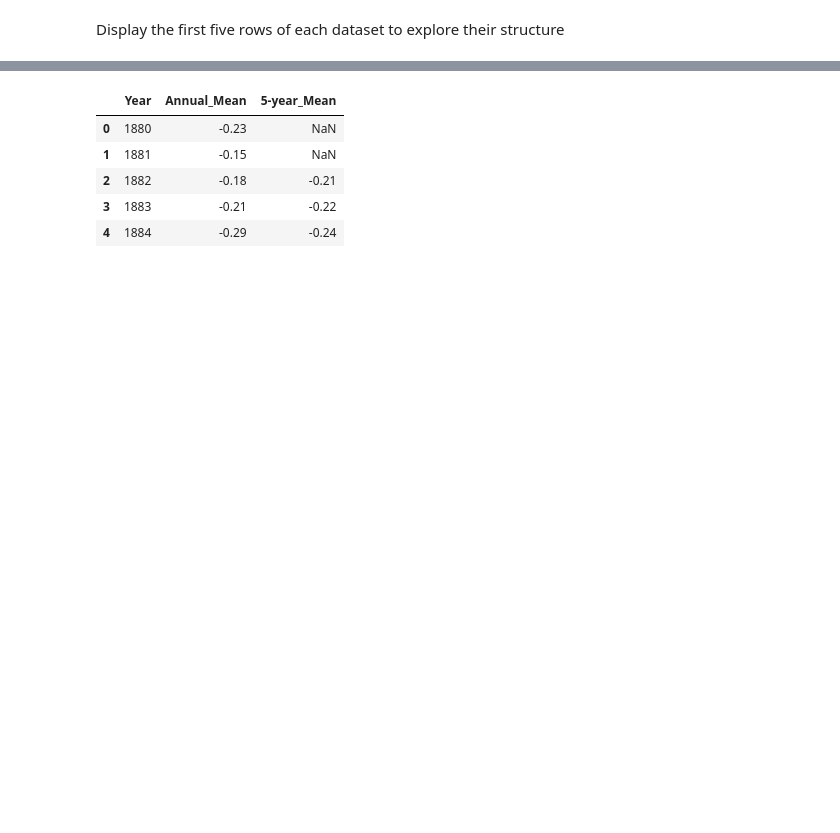
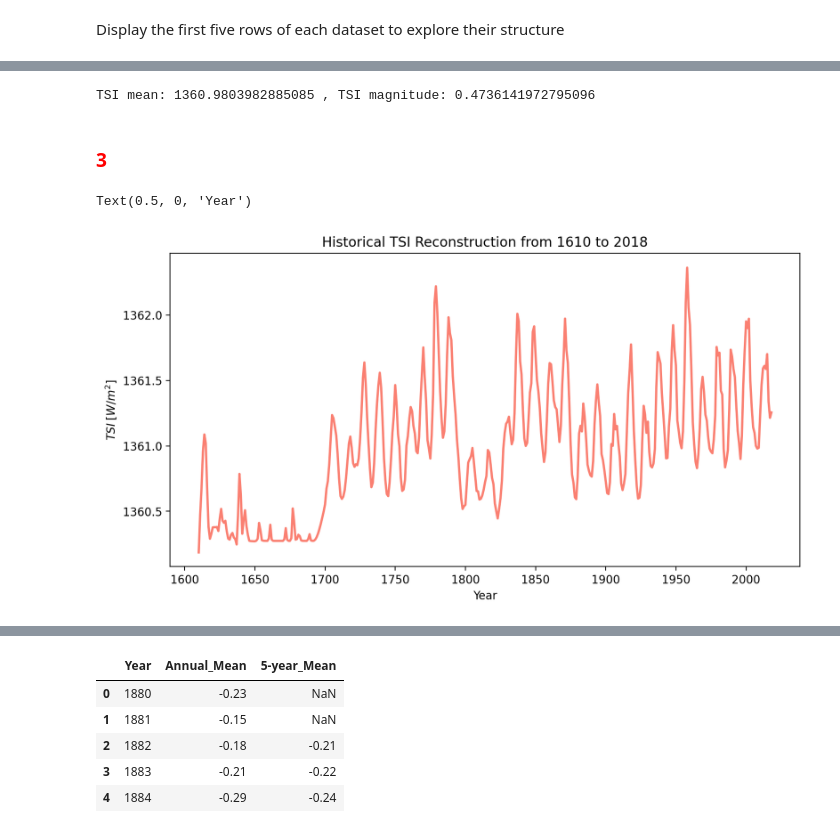
Before and after one commit to ees-climate-fall24/unit2_grisales, a Jupyter notebook: MiniProject1a_Grisales.ipynb, the cells around one changed output, grey strips where cells are left out. Cells and saved outputs as stored; diff of their text form; code cells hidden in the pictures; blank space fills up the shorter version.

```diff
--- a/MiniProject1a_Grisales.ipynb
+++ b/MiniProject1a_Grisales.ipynb
@@ -88,3 +23,7 @@ of anthropogenic influence.
 import matplotlib.pyplot as plt
 import numpy as np
 import pandas as pd
+# %%
+%matplotlib inline
+%config InlineBackend.figure_format='retina'
+plt.rcParams['figure.figsize'] = 12,6
@@ -104,0 +168,4 @@ Display the first five rows of each dataset to explore their structure
+# %%
+# Transform the column 'year' from float to integer
+solar_constant_data.year = solar_constant_data.year.astype(int)
+solar_constant_data.head(5)
@@ -104,0 +182,24 @@ Display the first five rows of each dataset to explore their structure
+# %%
+print("TSI mean:",solar_constant_data['TSI [W/m^2]'].mean(), ", TSI magnitude:", solar_constant_data['TSI [W/m^2]'].std())
+# %% [output]
+TSI mean: 1360.9803982885085 , TSI magnitude: 0.4736141972795096
+# %% [markdown]
+### <span style = "color: red">3</span>
+# %%
+fig, ax = plt.subplots(figsize = (10, 5))
+
+### add the GISS temp dataset to the plot first:
+ax.plot(solar_constant_data['year'],
+        solar_constant_data['TSI [W/m^2]'],
+        linewidth=2,
+        color='salmon')
+
+## add plot title:
+ax.set_title('Historical TSI Reconstruction from 1610 to 2018')
+
+## add axes labes:
+ax.set_ylabel(r'$ TSI_ [W/ m^{2}]$') #
+ax.set_xlabel('Year')
+# %% [output]
+Text(0.5, 0, 'Year')
+[figure, added]
```
Also changed, not shown: parts of 131 cells of this notebook.
